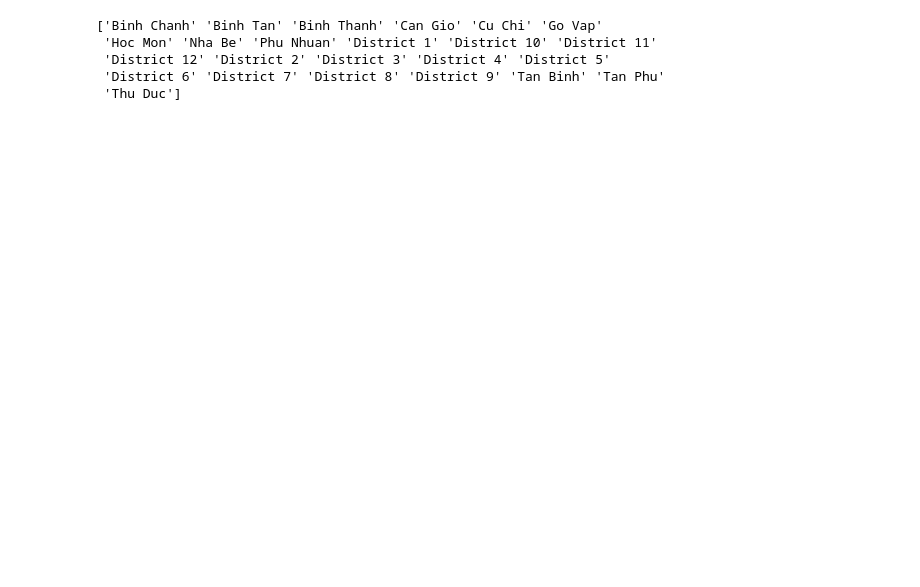
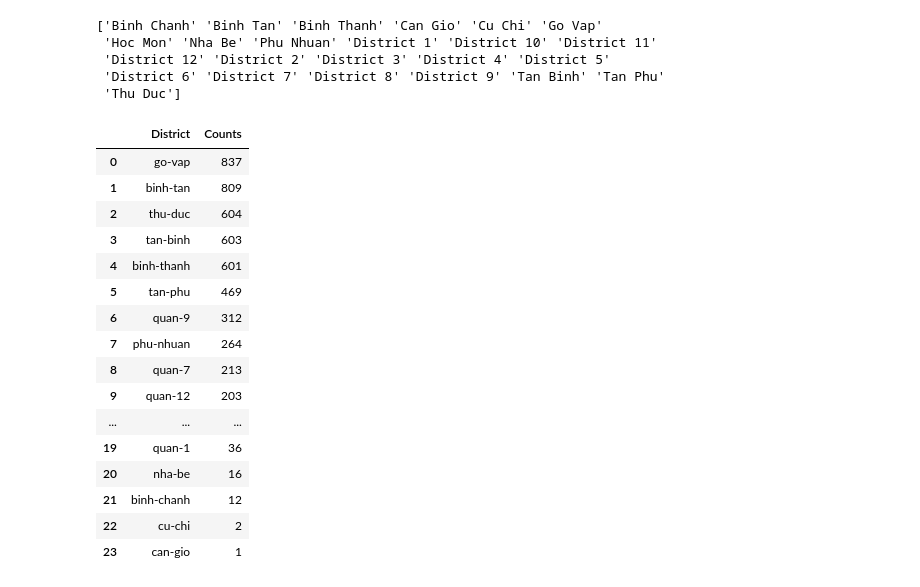
Before and after one commit to vtphatt2/House-Price-Prediction, a Jupyter notebook: KDE/map.ipynb, the cells around one changed output. Cells and saved outputs as stored; diff of their text form; code cells hidden in the pictures; blank space fills up the shorter version.

```diff
--- a/KDE/map.ipynb
+++ b/KDE/map.ipynb
@@ -30,7 +30,26 @@ gdf_hcm['District'] = gdf_hcm['District'].replace(replace_dict)
 # %%
 # Đọc tệp dữ liệu đã được làm sạch
 df=pd.read_csv('clean_data.csv')
 
 # Chuẩn bị dữ liệu số lượng nhà bán theo quận
 district_counts = df['District'].value_counts().reset_index()
 district_counts.columns = ['District', 'Counts']
+district_counts
+# %% [output]
+|  | District | Counts |
+| 0 | go-vap | 837 |
+| 1 | binh-tan | 809 |
+| 2 | thu-duc | 604 |
+| 3 | tan-binh | 603 |
+| 4 | binh-thanh | 601 |
+| 5 | tan-phu | 469 |
+| 6 | quan-9 | 312 |
+| 7 | phu-nhuan | 264 |
+| 8 | quan-7 | 213 |
+| 9 | quan-12 | 203 |
+| ... | ... | ... |
+| 19 | quan-1 | 36 |
+| 20 | nha-be | 16 |
+| 21 | binh-chanh | 12 |
+| 22 | cu-chi | 2 |
+| 23 | can-gio | 1 |
```
Also changed, not shown: parts of 6 cells of this notebook, 1 other file.
